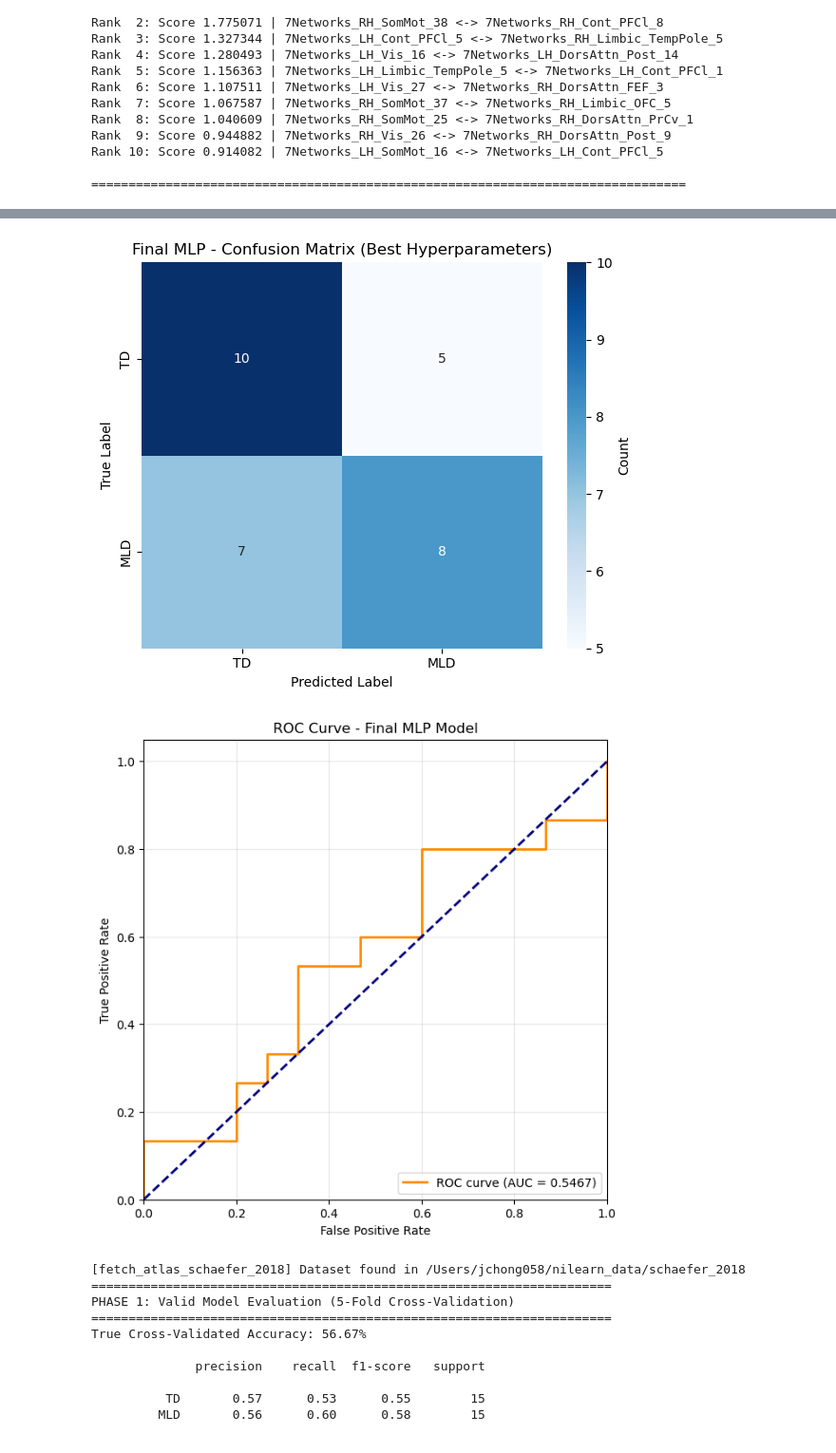
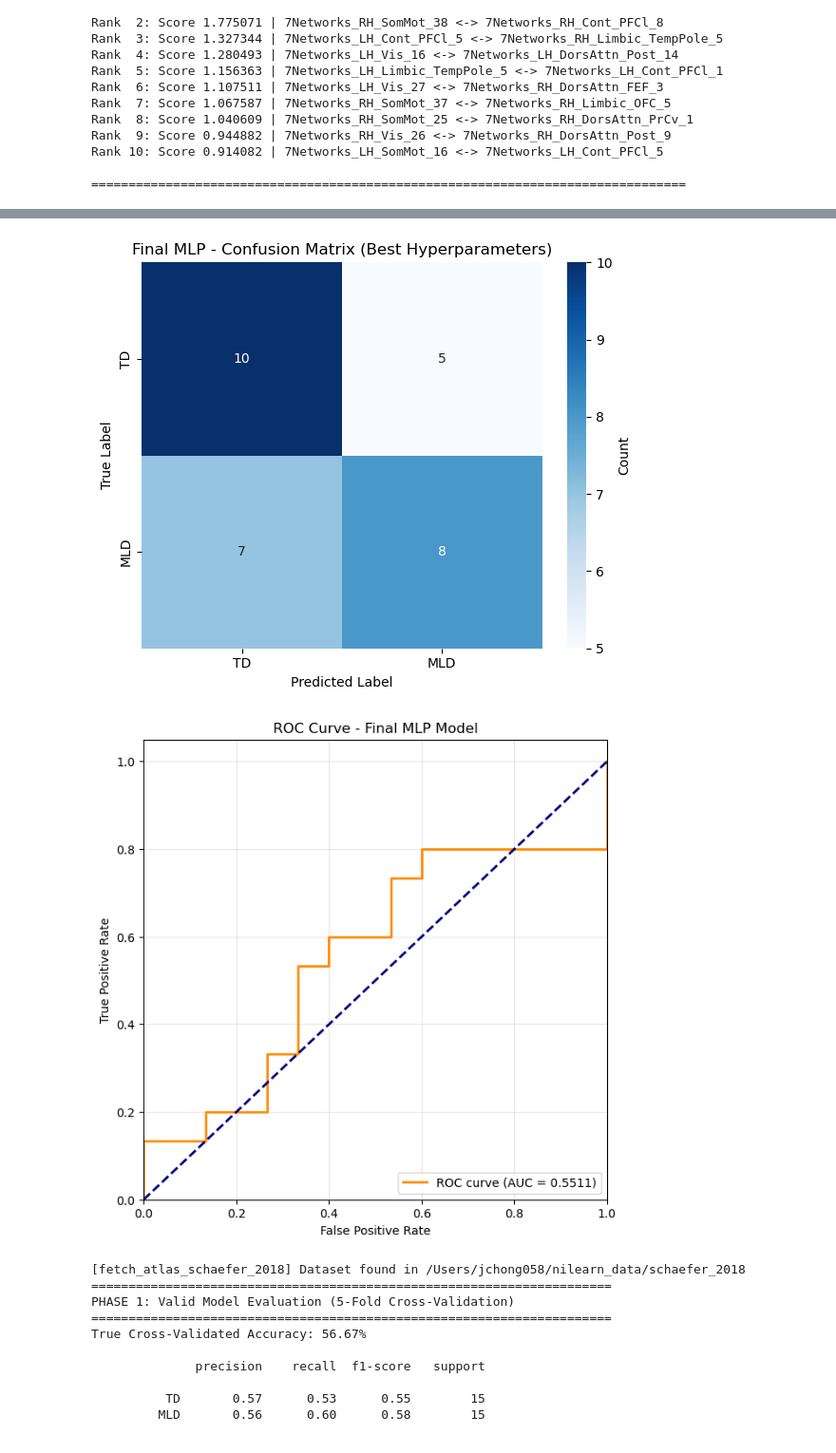
Before and after one commit to JJChong777/brain-math, a Jupyter notebook: MLP.ipynb, the cells around one changed output, grey strips where cells are left out. Shown at 95% size. Drawn from its saved outputs; the diff is of its cells as text; code cells hidden in the pictures.

```diff
--- a/MLP.ipynb
+++ b/MLP.ipynb
@@ -934,7 +934,7 @@ def train_final_mlp_model(X_avg, y_avg, best_params):
 
 # Train final model
 best_params = {
-    'hidden_dim': 16,
+    'hidden_dim': 4,
     'l1_lambda': 0.001,
     'lr': 0.01,
     'epochs': 100
@@ -947,20 +947,20 @@ Training Final MLP Model with Best Parameters:
   l1_lambda=0.001
   lr=0.01
   epochs=100
 
 Fold 1 complete.
 Fold 2 complete.
 Fold 3 complete.
 Fold 4 complete.
 Fold 5 complete.
 
 ... (10 lines left out)
 
     accuracy                           0.60        30
    macro avg       0.60      0.60      0.60        30
 weighted avg       0.60      0.60      0.60        30
 [figure]
-[figure, old version]
+[figure, new version]
 # %%
 import numpy as np
 import pandas as pd
```
Also changed, not shown: parts of 10 cells of this notebook, 2 other files.
